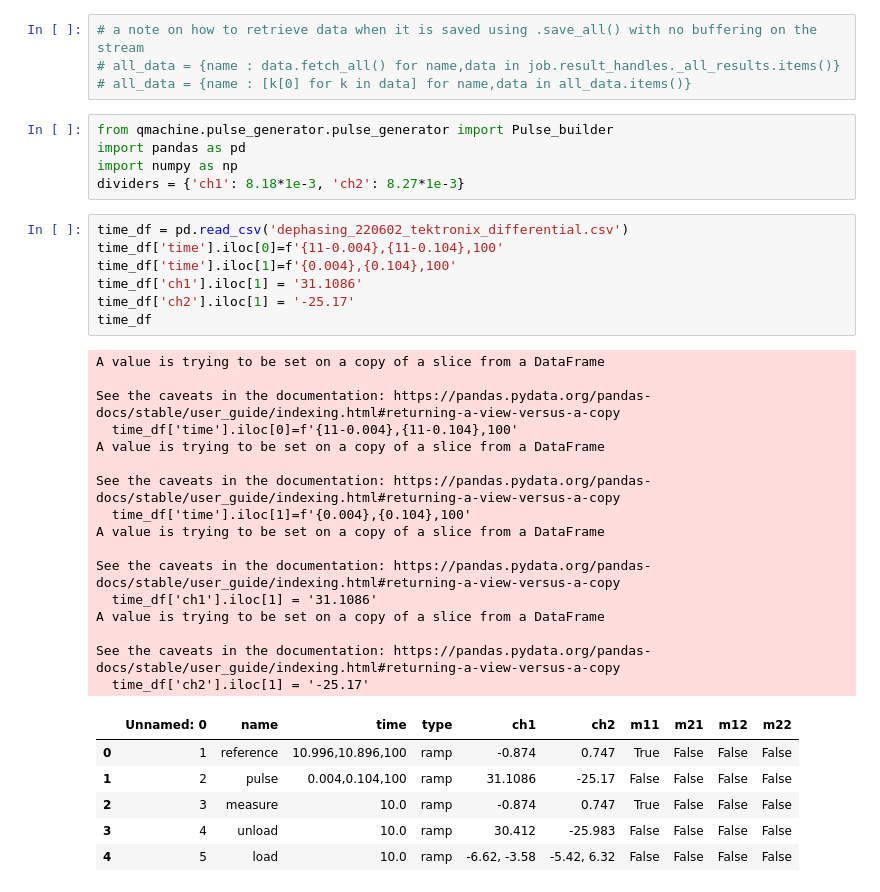
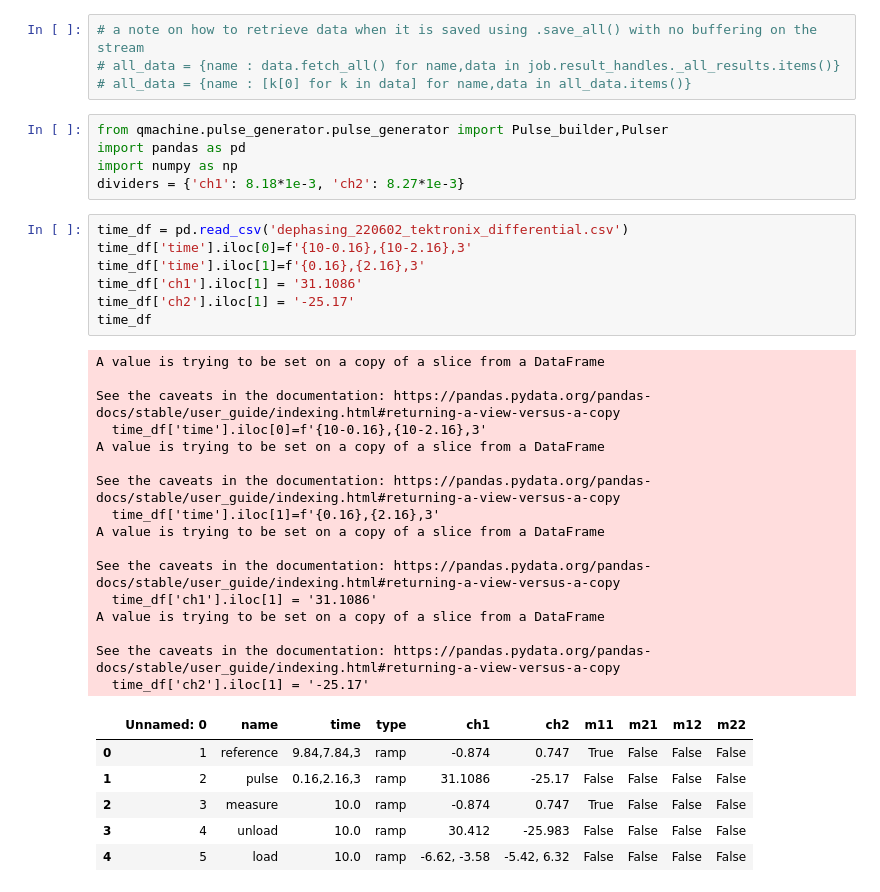
Before and after one commit to qdev-dk/QMachine, a Jupyter notebook: qmachine/pulse_generator/Pulse_generator_test.ipynb, the cells around one changed output. Drawn from its saved outputs; the diff is of its cells as text.

Commit message:
time looping works

```diff
--- a/qmachine/pulse_generator/Pulse_generator_test.ipynb
+++ b/qmachine/pulse_generator/Pulse_generator_test.ipynb
@@ -173,37 +173,37 @@ for key,value1 in pb.actions_dict['steps'].items():
 # all_data = {name : data.fetch_all() for name,data in job.result_handles._all_results.items()}
 # all_data = {name : [k[0] for k in data] for name,data in all_data.items()}
 # %%
-from qmachine.pulse_generator.pulse_generator import Pulse_builder
+from qmachine.pulse_generator.pulse_generator import Pulse_builder,Pulser
 import pandas as pd
 import numpy as np
 dividers = {'ch1': 8.18*1e-3, 'ch2': 8.27*1e-3}
 # %%
 time_df = pd.read_csv('dephasing_220602_tektronix_differential.csv')
-time_df['time'].iloc[0]=f'{11-0.004},{11-0.104},100'
-time_df['time'].iloc[1]=f'{0.004},{0.104},100'
+time_df['time'].iloc[0]=f'{10-0.16},{10-2.16},3'
+time_df['time'].iloc[1]=f'{0.16},{2.16},3'
 time_df['ch1'].iloc[1] = '31.1086'
 time_df['ch2'].iloc[1] = '-25.17'
 time_df
 # %% [output]
 A value is trying to be set on a copy of a slice from a DataFrame
 
 See the caveats in the documentation: https://pandas.pydata.org/pandas-docs/stable/user_guide/indexing.html#returning-a-view-versus-a-copy
-  time_df['time'].iloc[0]=f'{11-0.004},{11-0.104},100'
+  time_df['time'].iloc[0]=f'{10-0.16},{10-2.16},3'
 A value is trying to be set on a copy of a slice from a DataFrame
 
 See the caveats in the documentation: https://pandas.pydata.org/pandas-docs/stable/user_guide/indexing.html#returning-a-view-versus-a-copy
-  time_df['time'].iloc[1]=f'{0.004},{0.104},100'
+  time_df['time'].iloc[1]=f'{0.16},{2.16},3'
 A value is trying to be set on a copy of a slice from a DataFrame
 
 See the caveats in the documentation: https://pandas.pydata.org/pandas-docs/stable/user_guide/indexing.html#returning-a-view-versus-a-copy
   time_df['ch1'].iloc[1] = '31.1086'
 A value is trying to be set on a copy of a slice from a DataFrame
 
 See the caveats in the documentation: https://pandas.pydata.org/pandas-docs/stable/user_guide/indexing.html#returning-a-view-versus-a-copy
   time_df['ch2'].iloc[1] = '-25.17'
 |  | Unnamed: 0 | name | time | type | ch1 | ch2 | m11 | m21 | m12 | m22 |
-| 0 | 1 | reference | 10.996,10.896,100 | ramp | -0.874 | 0.747 | True | False | False | False |
-| 1 | 2 | pulse | 0.004,0.104,100 | ramp | 31.1086 | -25.17 | False | False | False | False |
+| 0 | 1 | reference | 9.84,7.84,3 | ramp | -0.874 | 0.747 | True | False | False | False |
+| 1 | 2 | pulse | 0.16,2.16,3 | ramp | 31.1086 | -25.17 | False | False | False | False |
 | 2 | 3 | measure | 10.0 | ramp | -0.874 | 0.747 | True | False | False | False |
 | 3 | 4 | unload | 10.0 | ramp | 30.412 | -25.983 | False | False | False | False |
 | 4 | 5 | load | 10.0 | ramp | -6.62, -3.58 | -5.42, 6.32 | False | False | False | False |
```
Also changed, not shown: parts of 7 cells of this notebook, 3 other files.
